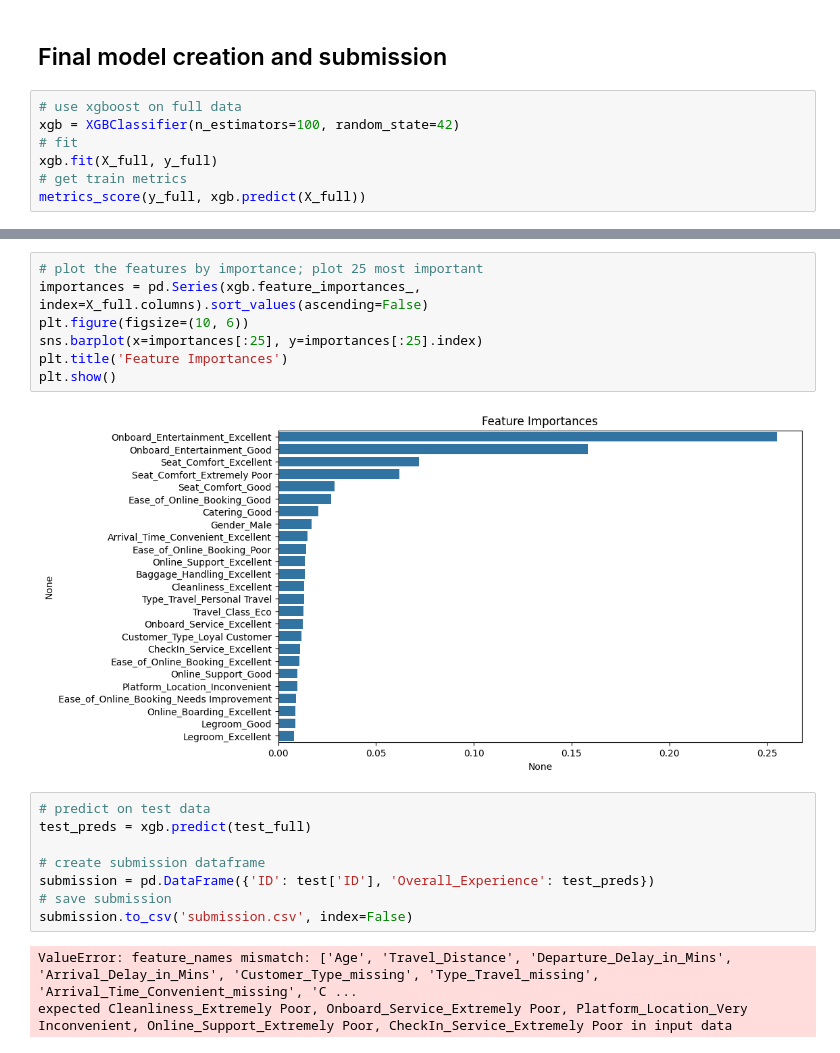
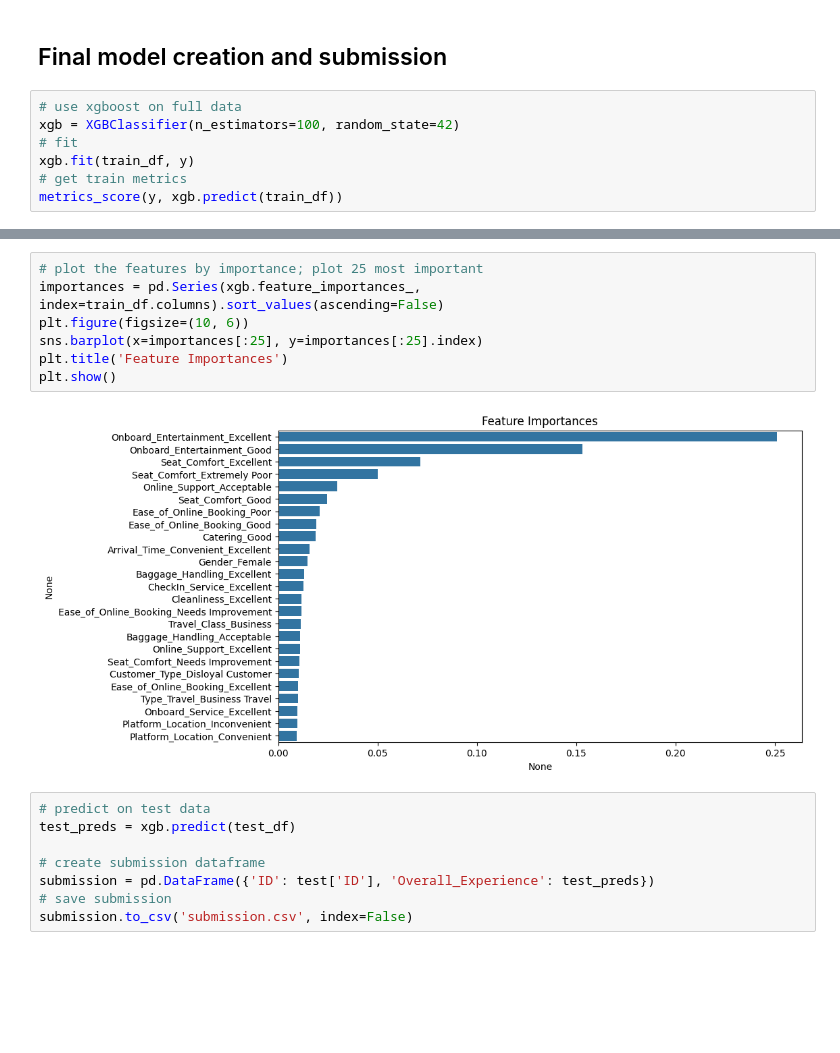
Before and after one commit to wcole3/shinkansen_experience, a Jupyter notebook: shinkansen_experience.ipynb, the cells around one changed output, grey strips where cells are left out. Drawn from its saved outputs; the diff is of its cells as text; blank space fills up the shorter version.

```diff
--- a/shinkansen_experience.ipynb
+++ b/shinkansen_experience.ipynb
@@ -468,7 +468,7 @@ weighted avg       0.94      0.94      0.94     18876
 # use xgboost on full data
 xgb = XGBClassifier(n_estimators=100, random_state=42)
 # fit
-xgb.fit(X_full, y_full)
+xgb.fit(train_df, y)
 # get train metrics
-metrics_score(y_full, xgb.predict(X_full))
+metrics_score(y, xgb.predict(train_df))
 # %% [output]
@@ -476,20 +484,17 @@ NameError: name 'X_full' is not defined
 # %%
 # plot the features by importance; plot 25 most important
-importances = pd.Series(xgb.feature_importances_, index=X_full.columns).sort_values(ascending=False)
+importances = pd.Series(xgb.feature_importances_, index=train_df.columns).sort_values(ascending=False)
 plt.figure(figsize=(10, 6))
 sns.barplot(x=importances[:25], y=importances[:25].index)
 plt.title('Feature Importances')
 plt.show()
 # %% [output]
-[figure, old version]
+[figure, new version]
 # %%
 # predict on test data
-test_preds = xgb.predict(test_full)
+test_preds = xgb.predict(test_df)
 
 # create submission dataframe
 submission = pd.DataFrame({'ID': test['ID'], 'Overall_Experience': test_preds})
 # save submission
 submission.to_csv('submission.csv', index=False)
-# %% [output]
-ValueError: feature_names mismatch: ['Age', 'Travel_Distance', 'Departure_Delay_in_Mins', 'Arrival_Delay_in_Mins', 'Customer_Type_missing', 'Type_Travel_missing', 'Arrival_Time_Convenient_missing', 'C ...
-expected Cleanliness_Extremely Poor, Onboard_Service_Extremely Poor, Platform_Location_Very Inconvenient, Online_Support_Extremely Poor, CheckIn_Service_Extremely Poor in input data
```
Also changed, not shown: parts of 1 cell of this notebook.
